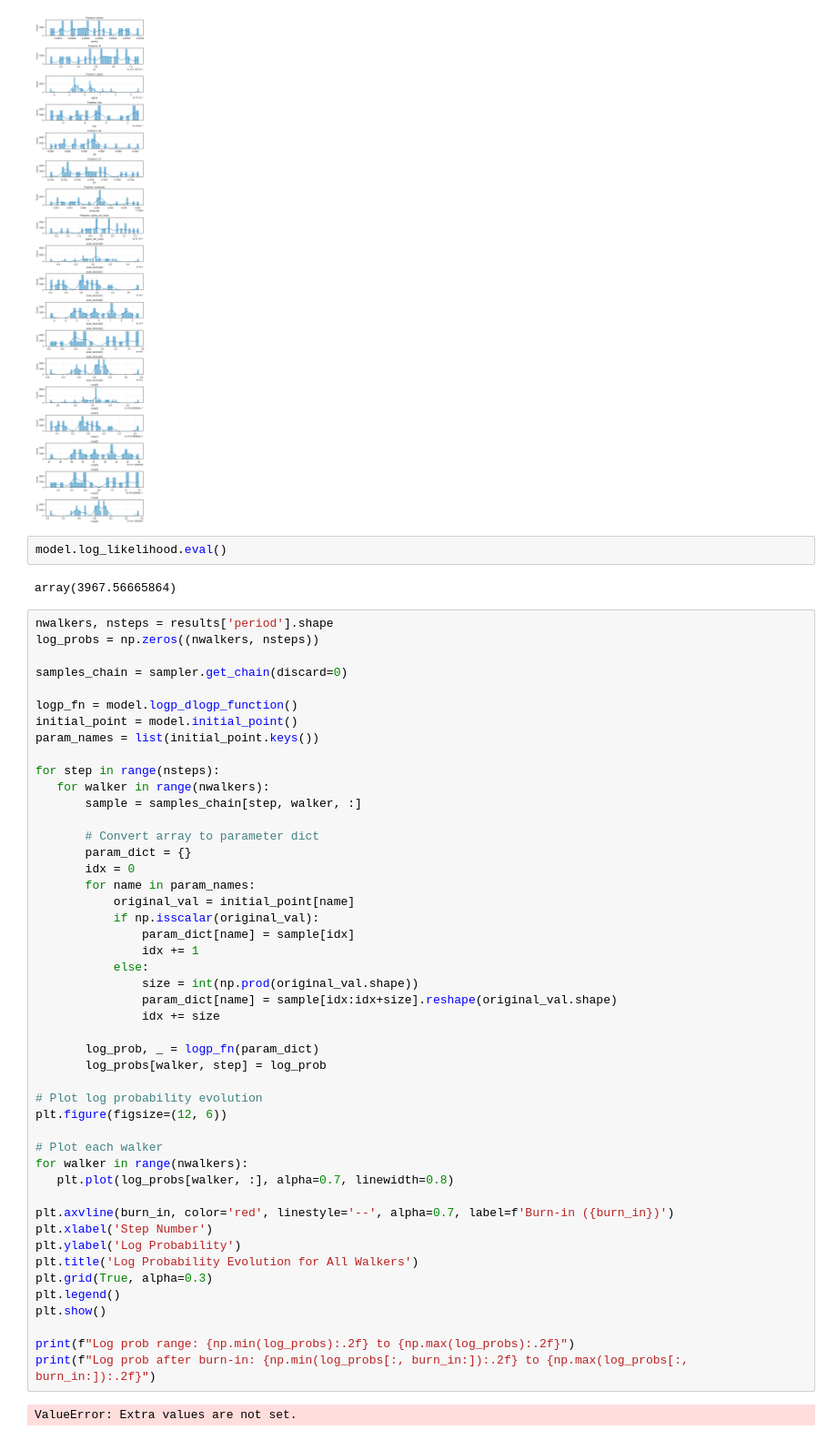
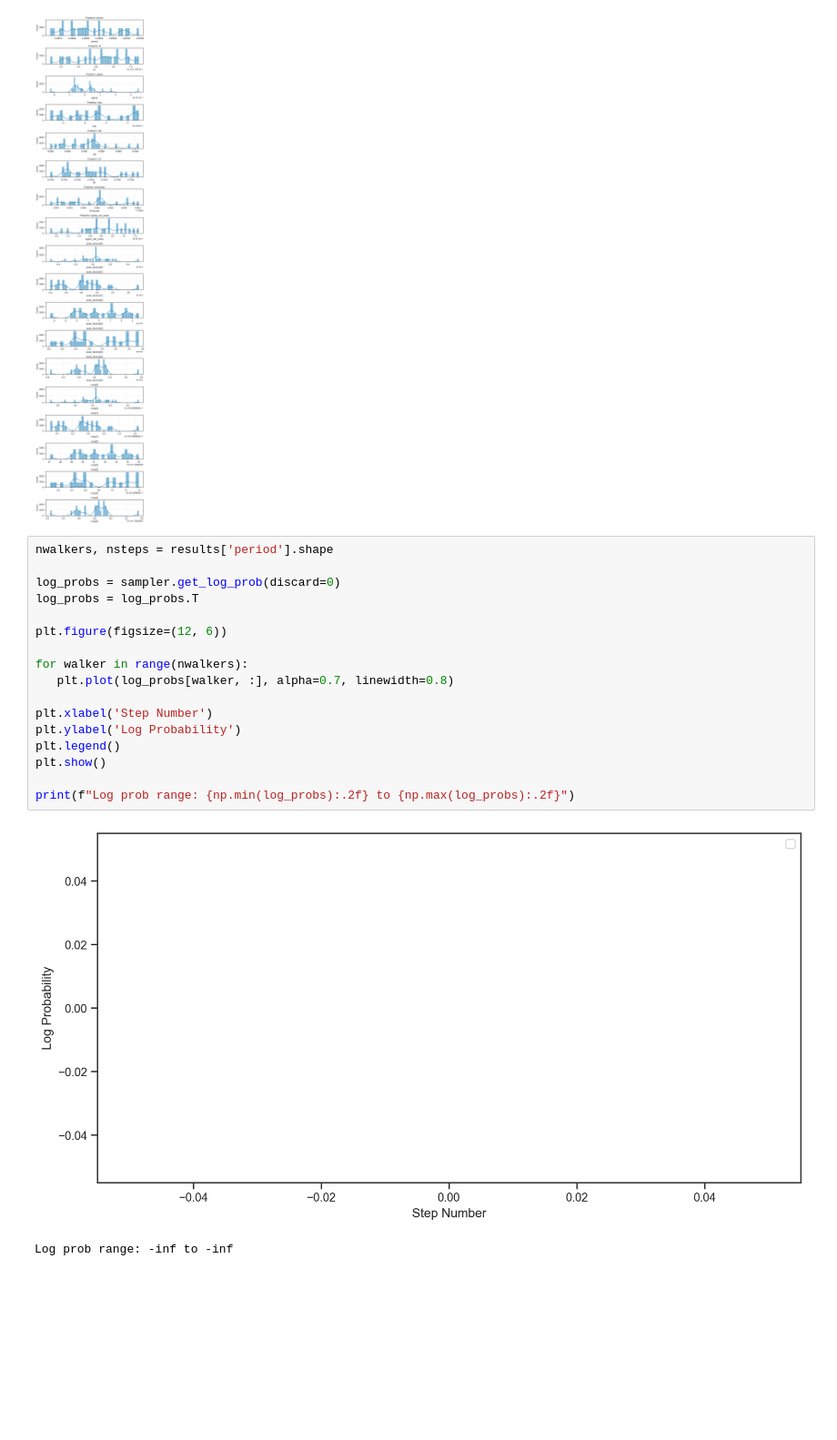
Before and after one commit to ssagynbayeva/HarmonicLombScargle, a Jupyter notebook: testing_detrend+model_emcee.ipynb, the cells around one changed output. Shown at 91% size. Cells and saved outputs as stored; diff of their text form; blank space fills up the shorter version.

```diff
--- a/testing_detrend+model_emcee.ipynb
+++ b/testing_detrend+model_emcee.ipynb
@@ -575,56 +575,23 @@ plt.tight_layout()
 plt.show()
 # %% [output]
 [figure]
-# %%
-model.log_likelihood.eval()
-# %% [output]
-array(3967.56665864)
 # %%
 nwalkers, nsteps = results['period'].shape
-log_probs = np.zeros((nwalkers, nsteps))
 
-samples_chain = sampler.get_chain(discard=0)
+log_probs = sampler.get_log_prob(discard=0)
+log_probs = log_probs.T
 
-logp_fn = model.logp_dlogp_function()
-initial_point = model.initial_point()
-param_names = list(initial_point.keys())
-
-for step in range(nsteps):
-   for walker in range(nwalkers):
-       sample = samples_chain[step, walker, :]
-
-       # Convert array to parameter dict
-       param_dict = {}
-       idx = 0
-       for name in param_names:
-           original_val = initial_point[name]
-           if np.isscalar(original_val):
-               param_dict[name] = sample[idx]
-               idx += 1
-           else:
-               size = int(np.prod(original_val.shape))
-               param_dict[name] = sample[idx:idx+size].reshape(original_val.shape)
-               idx += size
-
-       log_prob, _ = logp_fn(param_dict)
-       log_probs[walker, step] = log_prob
-
-# Plot log probability evolution
 plt.figure(figsize=(12, 6))
 
-# Plot each walker
 for walker in range(nwalkers):
    plt.plot(log_probs[walker, :], alpha=0.7, linewidth=0.8)
 
-plt.axvline(burn_in, color='red', linestyle='--', alpha=0.7, label=f'Burn-in ({burn_in})')
 plt.xlabel('Step Number')
 plt.ylabel('Log Probability')
-plt.title('Log Probability Evolution for All Walkers')
-plt.grid(True, alpha=0.3)
 plt.legend()
 plt.show()
 
 print(f"Log prob range: {np.min(log_probs):.2f} to {np.max(log_probs):.2f}")
-print(f"Log prob after burn-in: {np.min(log_probs[:, burn_in:]):.2f} to {np.max(log_probs[:, burn_in:]):.2f}")
 # %% [output]
+[figure, added]
-ValueError: Extra values are not set.
+Log prob range: -inf to -inf
```
Also changed, not shown: parts of 1 cell of this notebook.
